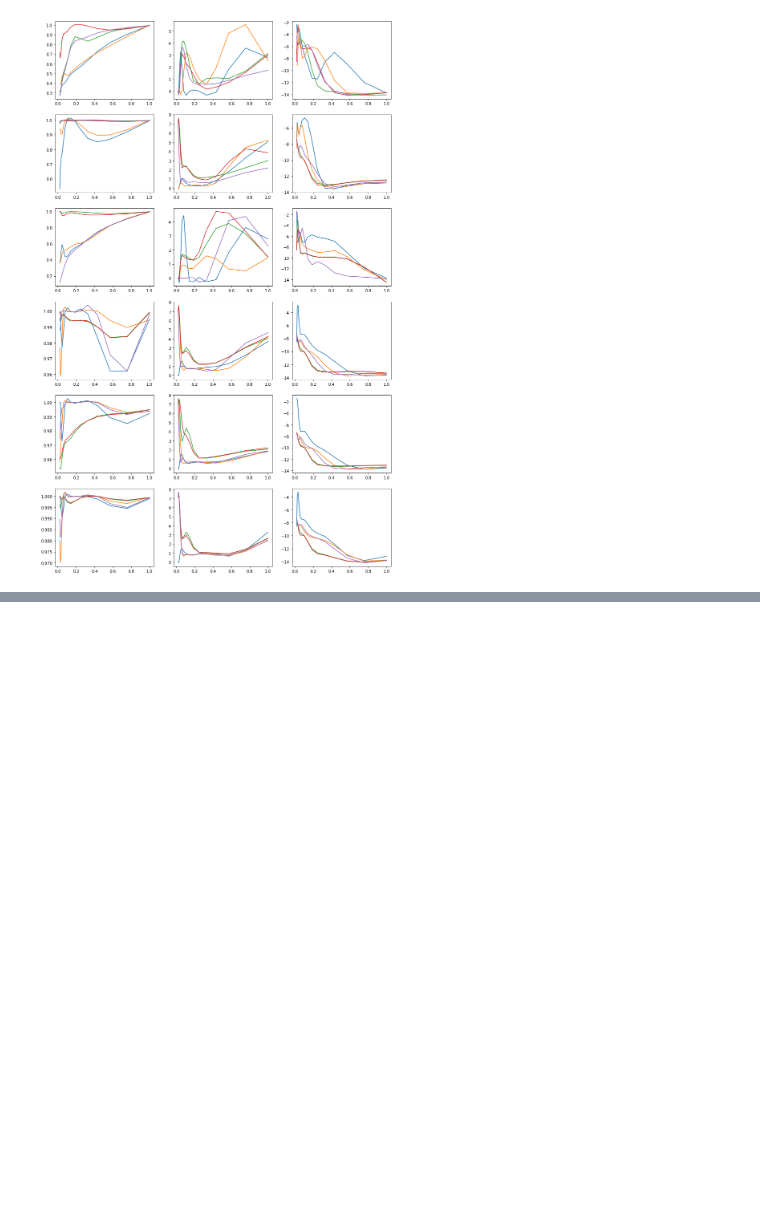
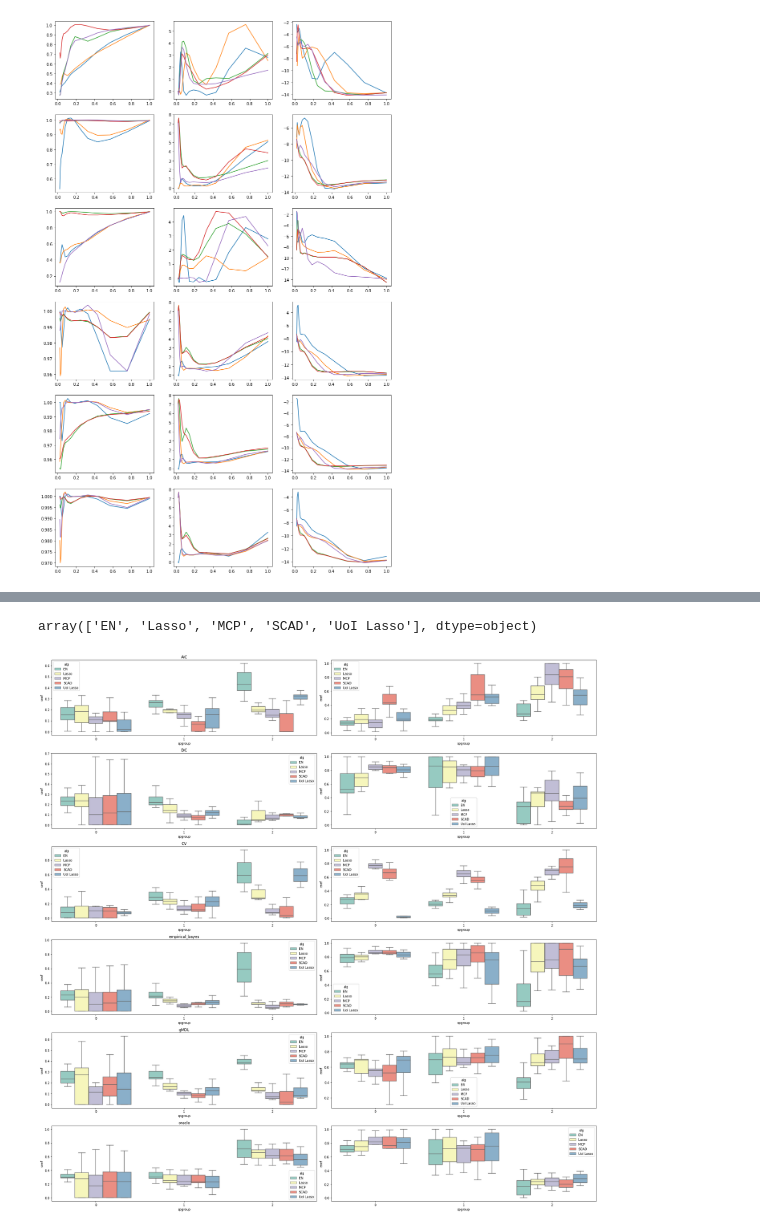
Before and after one commit to akumar01/uoicorr_analysis, a Jupyter notebook: notebooks/finalfinal/alpha_sigmoids.ipynb, the cells around one changed output, grey strips where cells are left out. Drawn from its saved outputs; the diff is of its cells as text; code cells hidden in the pictures; blank space fills up the shorter version.

```diff
--- a/notebooks/finalfinal/alpha_sigmoids.ipynb
+++ b/notebooks/finalfinal/alpha_sigmoids.ipynb
@@ -357,0 +528,55 @@ for i, sm in enumerate(selection_methods):
+# %%
+algorithms
+# %% [output]
+array(['EN', 'Lasso', 'MCP', 'SCAD', 'UoI Lasso'], dtype=object)
+# %%
+# One other round of plots, for the curiosity: The offset (where does the performance tend to bottom out)
+# and the difference between c and L (how much is performance modulated)
+
+# Case 1
+case_df = apply_df_filters(sigmoid_df, caseno=1)
+
+fig, ax = plt.subplots(6, 2, figsize = (25, 25))
+
+selection_methods = ['AIC', 'BIC', 'CV', 'empirical_bayes', 'gMDL', 'oracle']
+for i, sm in enumerate(selection_methods):
+
+    # j == 0: offset, # j == 1: Modulation
+    for j in range(2):
+
+        a = ax[i, j]
+
+        # dataframe for plotting
+        plt_df = []
+
+        for k, alg in enumerate(algorithms):
+
+            x = []
+            y = []
+            yerr = []
+
+            # Divide sparsity
+            sparsity_groups = np.array_split(sparsity, 3)
+
+            for l, spg in enumerate(sparsity_groups):
+                sdf_ = apply_df_filters(case_df, selection_method=sm, df=alg)
+                sdf_ = sdf_.loc[sdf_['sparsity'].isin(spg)]
+
+                # Collect the coefficients
+                for row in range(sdf_.shape[0]):
+                    if not np.any(np.isnan(sdf_.iloc[row]['coefs'])):
+                        if j == 0:
+                            coef = sdf_.iloc[row]['coefs'][-1]
+                        else:
+                            coef = sdf_.iloc[row]['coefs'][0]
+
+                    plt_df.append({'spgroup' : l, 'coef': coef, 'alg' : alg})
+        plt_df = pd.DataFrame(plt_df)
+        sns.boxplot(x = 'spgroup', y='coef', data=plt_df, hue='alg', ax = a, palette="Set3",
+                    showfliers = False)
+        if j == 0:
+            a.set_title(sm)
+
+fig.tight_layout()
+# %% [output]
+[figure, added]
```
Also changed, not shown: parts of 20 cells of this notebook, 2 other files.
